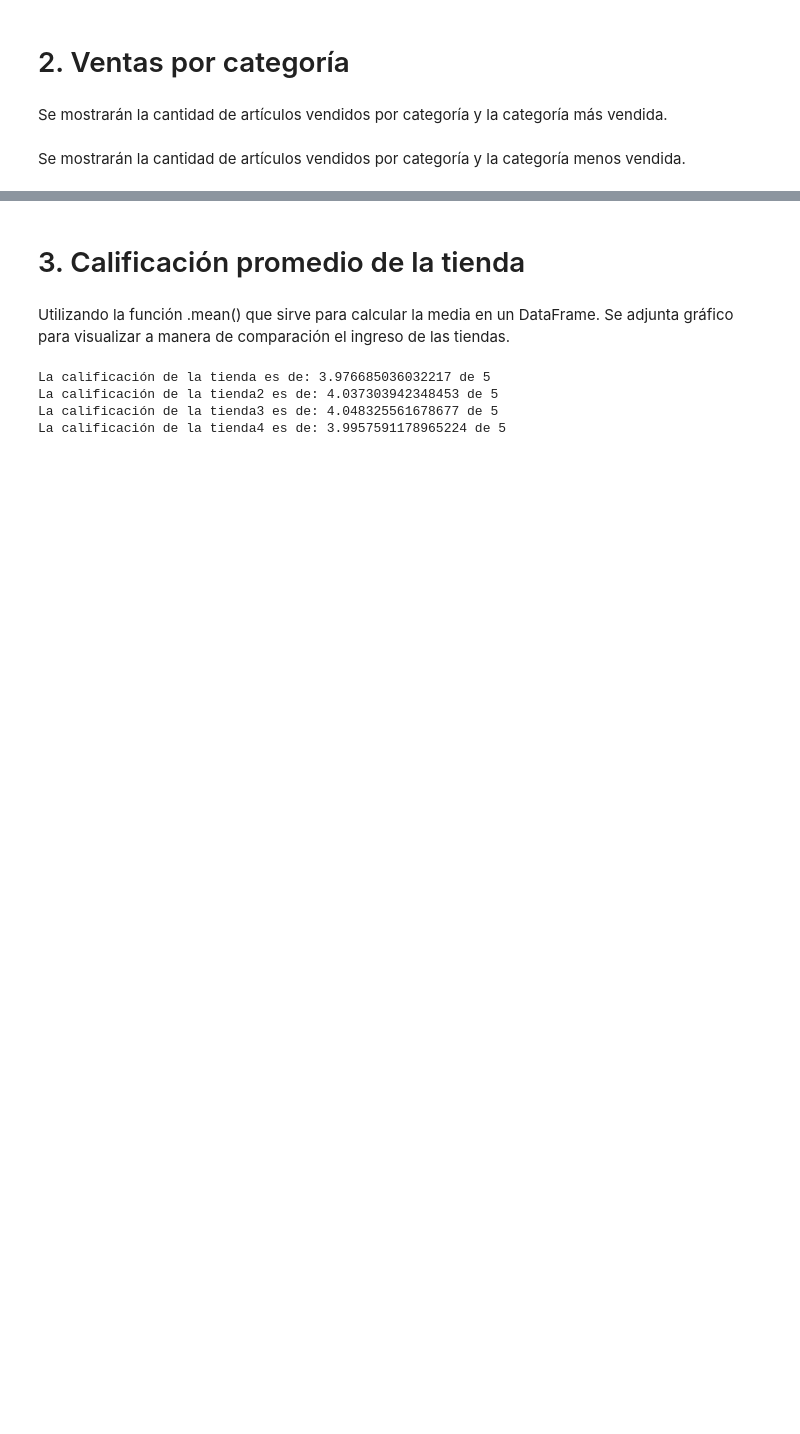
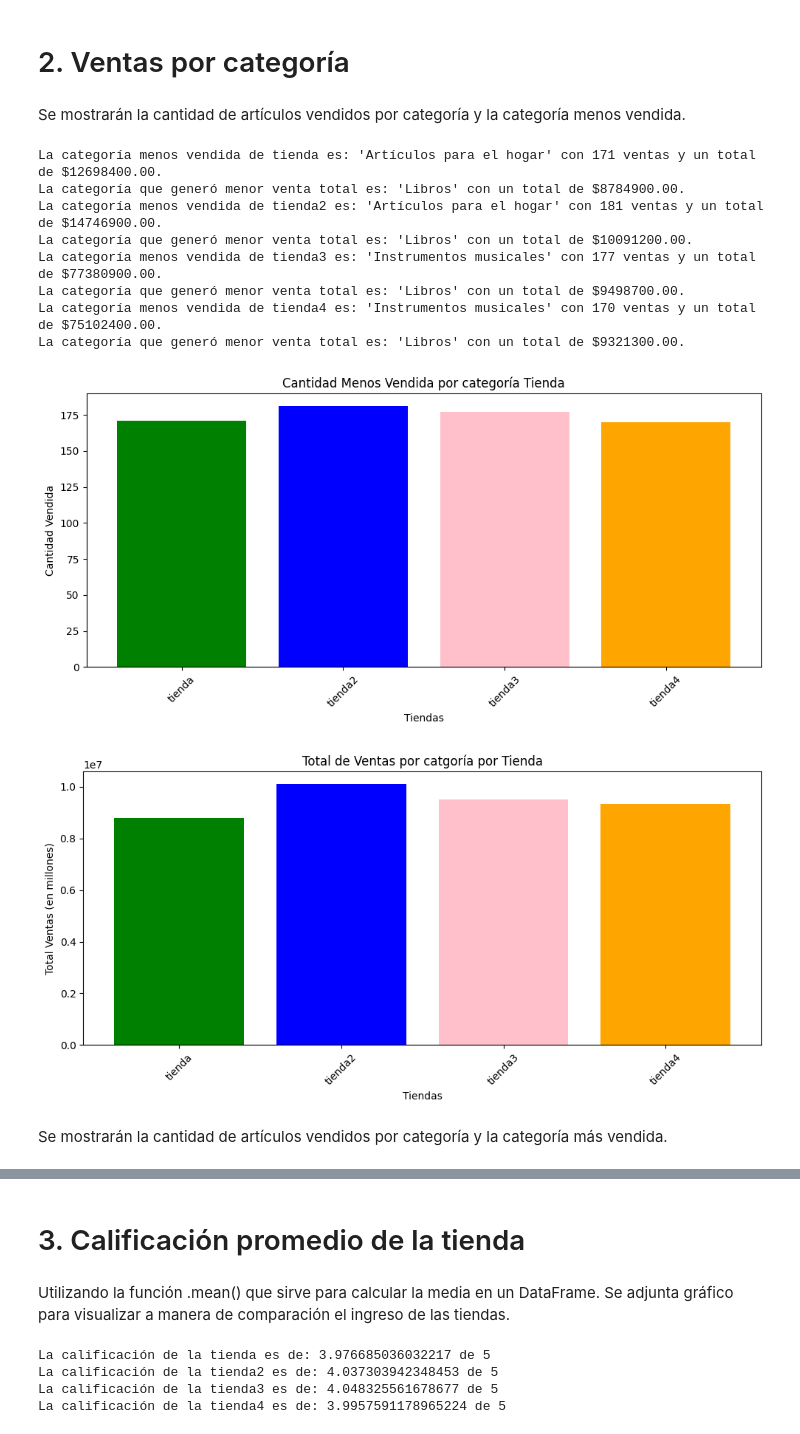
Before and after one commit to artbelgum/Challenge-Alura-Store, a Jupyter notebook: Challenge_1_Alura_Store.ipynb, the cells around one changed output, grey strips where cells are left out. Cells and saved outputs as stored; diff of their text form; code cells hidden in the pictures; blank space fills up the shorter version.

```diff
--- a/Challenge_1_Alura_Store.ipynb
+++ b/Challenge_1_Alura_Store.ipynb
@@ -65,6 +67,78 @@ El ingreso total de tienda4 es: 1038375700.0
 # %% [markdown]
 # 2. Ventas por categoría
+# %% [markdown]
+Se mostrarán la cantidad de artículos vendidos por categoría y la categoría menos vendida.
+# %%
+import matplotlib.pyplot as plt #Importación de bibliotecas
+
+def categoria_menos_vendida(tiendas, columna_categoria, columna_ventas): #Definición de función
+    categorias_menos_vendidas = [] #inicializando listas
+    cantidades_menos_vendidas = []
+    categorias_menor_venta = []
+    totales_menor_venta = []
+
+    for nombre_df, df in tiendas.items(): #iteración para cada tienda en el diccionario
+        cantidad_por_categoria = df[columna_categoria].value_counts() #contando cuántas veces aparece cada categoría en la columna del dataframe
+        ventas_por_categoria = df.groupby(columna_categoria)[columna_ventas].sum() #suma las ventas para cada categoría
+
+        categoria_menos_vendida = cantidad_por_categoria.idxmin() #obtiene el nombre de la categoría que tiene menor cantidad vendida
+        cantidad_menos_vendida = cantidad_por_categoria.min() #obtiene el valor mínimo de la cantidad vendida
+        categoria_menor_venta = ventas_por_categoria.idxmin() #obtiene el nombre de la categoría que tiene la menor venta total
+        total_venta_categoria_menor = ventas_por_categoria.min() #obtiene el valor mínimo de las ventas totales
+
+        #Almacenamiento de los resultados
+        categorias_menos_vendidas.append(categoria_menos_vendida)
+        cantidades_menos_vendidas.append(cantidad_menos_vendida)
+        categorias_menor_venta.append(categoria_menor_venta)
+        totales_menor_venta.append(total_venta_categoria_menor)
+
+        #Imprimiendo resultados
+        print(f"La categoría menos vendida de {nombre_df} es: '{categoria_menos_vendida}' con {cantidad_menos_vendida} ventas y un total de ${ventas_por_categoria[categoria_menos_vendida]:.2f}.")
+        print(f"La categoría que generó menor venta total es: '{categoria_menor_venta}' con un total de ${total_venta_categoria_menor:.2f}.")
+
+    #Definiendo colores
+    colores = ['green', 'blue', 'pink', 'orange']
+
+    #Gráfica 1: Comparación de la categoría menos vendida
+    plt.figure(figsize=(10, 5))
+    plt.bar(tiendas.keys(), cantidades_menos_vendidas, color=colores)
+    plt.title('Cantidad Menos Vendida por categoría Tienda')
+    plt.xlabel('Tiendas')
+    plt.ylabel('Cantidad Vendida')
+    plt.xticks(rotation=45)
+    plt.tight_layout()
+    plt.show()
+
+    #Gráfica 2: Comparación de la categoría que generó menor venta
+    plt.figure(figsize=(10, 5))
+    plt.bar(tiendas.keys(), totales_menor_venta, color=colores)
+    plt.title('Total de Ventas por catgoría por Tienda')
+    plt.xlabel('Tiendas')
+    plt.ylabel('Total Ventas (en millones)')
+    plt.xticks(rotation=45)
+    plt.tight_layout()
+    plt.show()
+
+# Llamadas a la función con un diccionario de tiendas
+tiendas = {
+    'tienda': tienda,
+    'tienda2': tienda2,
+    'tienda3': tienda3,
+    'tienda4': tienda4
+}
+
+#Llamada a la función
+categoria_menos_vendida(tiendas, 'Categoría del Producto', 'Precio')
+# %% [output]
+La categoría menos vendida de tienda es: 'Artículos para el hogar' con 171 ventas y un total de $12698400.00.
+La categoría que generó menor venta total es: 'Libros' con un total de $8784900.00.
+La categoría menos vendida de tienda2 es: 'Artículos para el hogar' con 181 ventas y un total de $14746900.00.
+La categoría que generó menor venta total es: 'Libros' con un total de $10091200.00.
+La categoría menos vendida de tienda3 es: 'Instrumentos musicales' con 177 ventas y un total de $77380900.00.
+La categoría que generó menor venta total es: 'Libros' con un total de $9498700.00.
+La categoría menos vendida de tienda4 es: 'Instrumentos musicales' con 170 ventas y un total de $75102400.00.
+La categoría que generó menor venta total es: 'Libros' con un total de $9321300.00.
+[figure, added]
+[figure, added]
 # %% [markdown]
 Se mostrarán la cantidad de artículos vendidos por categoría y la categoría más vendida.
-# %% [markdown]
-Se mostrarán la cantidad de artículos vendidos por categoría y la categoría menos vendida.
```
Also changed, not shown: parts of 6 cells of this notebook.
